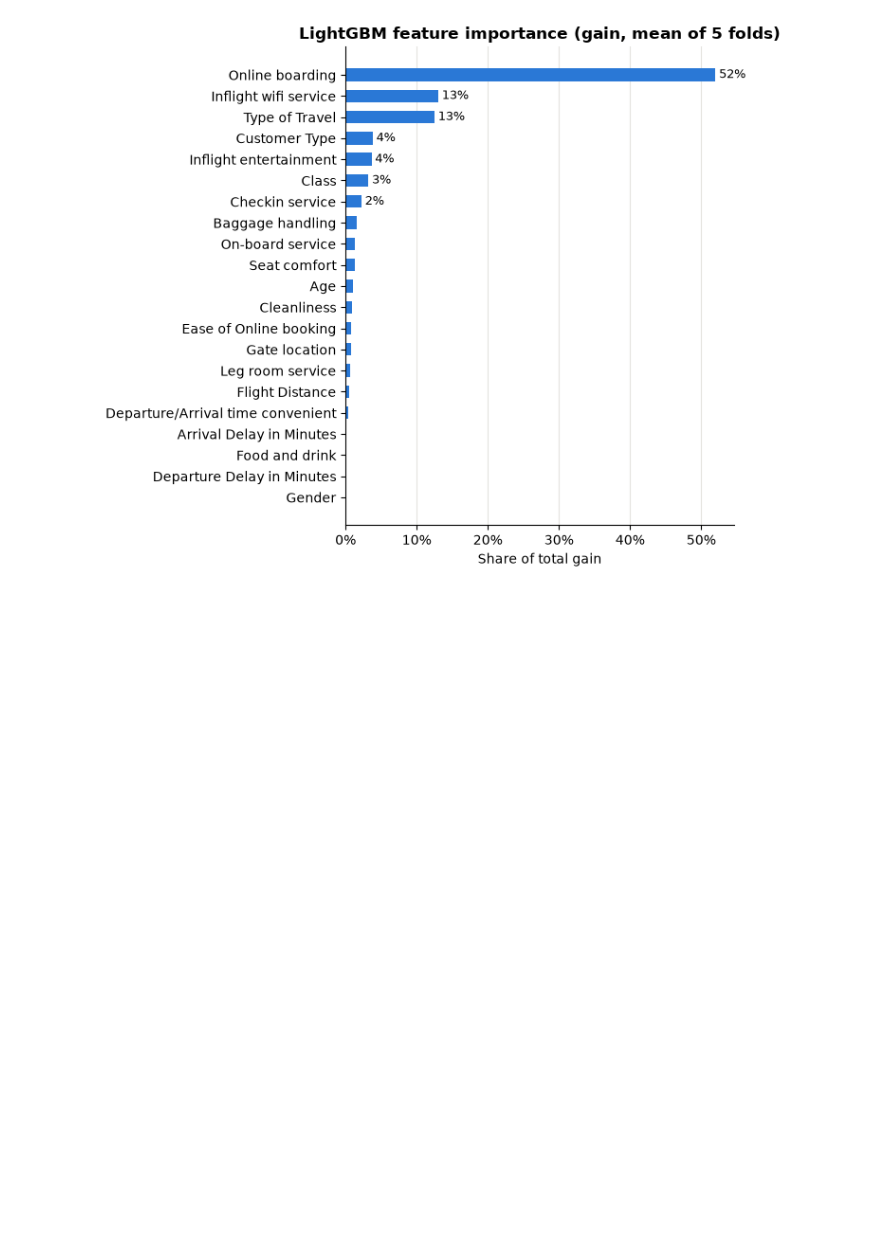
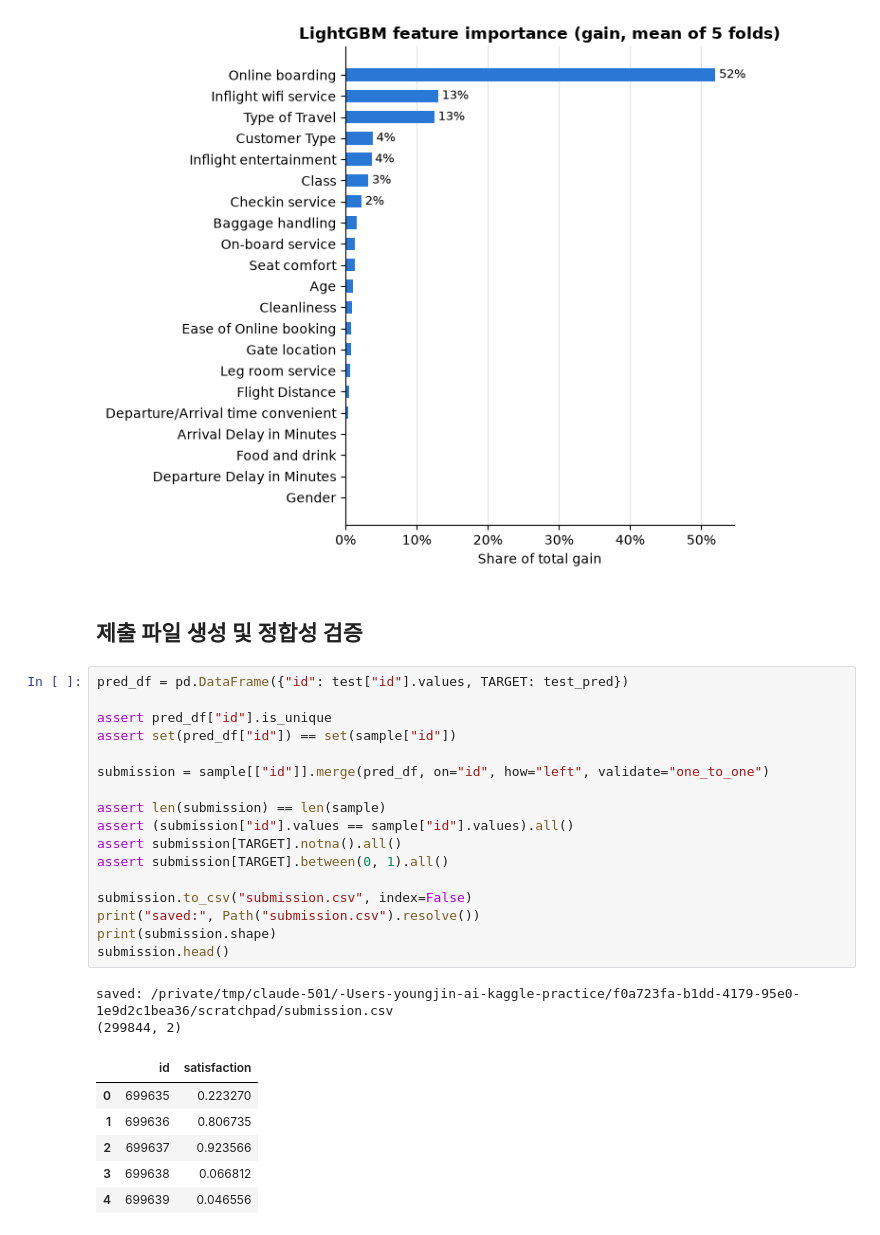
Before and after one commit to bryjna07/Kaggle_Airline_Satisfaction, a Jupyter notebook: notebooks/analysis.ipynb, the cells around one changed output. Cells and saved outputs as stored; diff of their text form; blank space fills up the shorter version.

```diff
--- a/notebooks/analysis.ipynb
+++ b/notebooks/analysis.ipynb
@@ -387,3 +387,31 @@ plt.tight_layout()
 plt.show()
 # %% [output]
 [figure]
+# %% [markdown]
+## 제출 파일 생성 및 정합성 검증
+# %%
+pred_df = pd.DataFrame({"id": test["id"].values, TARGET: test_pred})
+
+assert pred_df["id"].is_unique
+assert set(pred_df["id"]) == set(sample["id"])
+
+submission = sample[["id"]].merge(pred_df, on="id", how="left", validate="one_to_one")
+
+assert len(submission) == len(sample)
+assert (submission["id"].values == sample["id"].values).all()
+assert submission[TARGET].notna().all()
+assert submission[TARGET].between(0, 1).all()
+
+submission.to_csv("submission.csv", index=False)
+print("saved:", Path("submission.csv").resolve())
+print(submission.shape)
+submission.head()
+# %% [output]
+saved: /private/tmp/claude-501/-Users-youngjin-ai-kaggle-practice/f0a723fa-b1dd-4179-95e0-1e9d2c1bea36/scratchpad/submission.csv
+(299844, 2)
+|  | id | satisfaction |
+| 0 | 699635 | 0.223270 |
+| 1 | 699636 | 0.806735 |
+| 2 | 699637 | 0.923566 |
+| 3 | 699638 | 0.066812 |
+| 4 | 699639 | 0.046556 |
```
Also changed, not shown: parts of 1 cell of this notebook.
